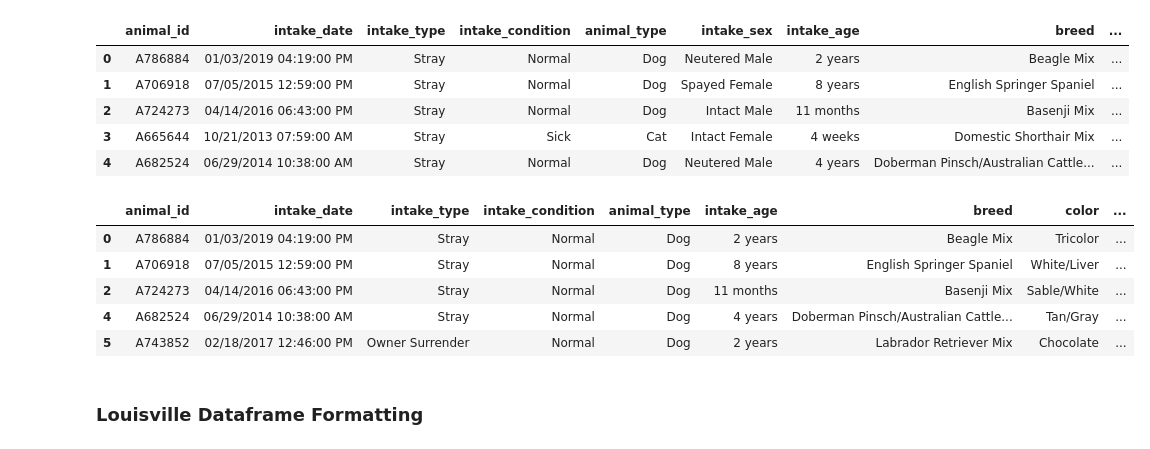
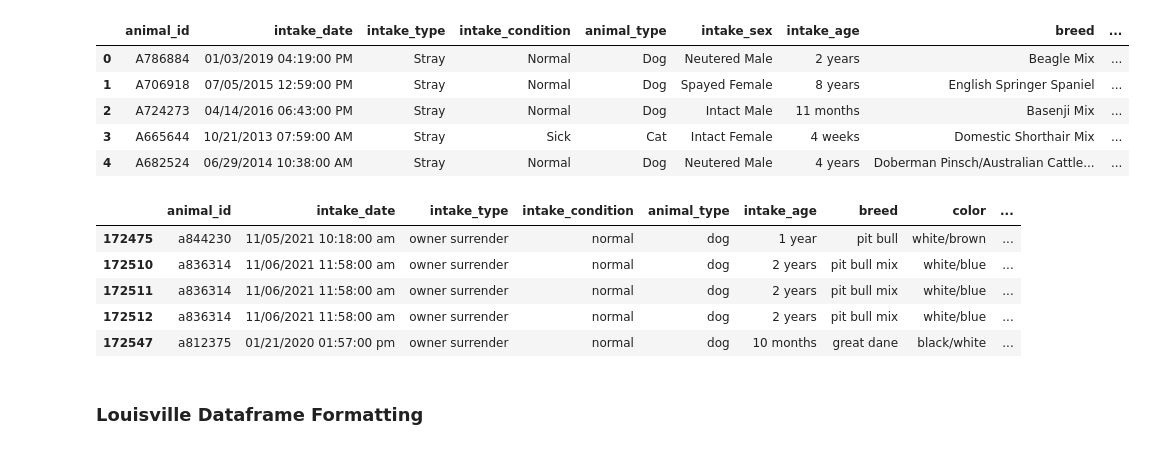
Before and after one commit to phil-cork/animal-services, a Jupyter notebook: Data_Wrangling.ipynb, the cells around one changed output. Saved outputs shown, nothing was run; the diff lists cells and outputs as text; code cells hidden in the pictures.

```diff
--- a/Data_Wrangling.ipynb
+++ b/Data_Wrangling.ipynb
@@ -52,33 +50,33 @@ austin.head()
 # %%
 # split intake_sex into gender and intake_repro
 austin[['intake_repro','gender']]= austin['intake_sex'].str.split(" ", expand=True)
 # split outcome_sex into gender and outcome_repro
 austin[['outcome_repro','gender']]= austin['outcome_sex'].str.split(" ", expand=True)
 
 # set the new city variable to Austin
 austin['city'] = 'austin'
 
 # after creating the new gender and repro columns, drop the old columns
 austin.drop(['intake_sex','outcome_sex'], axis=1, inplace=True)
 
 # subset to only Dogs
 austin.drop(austin.loc[austin['animal_type']!='Dog'].index, inplace=True)
 
-# fill in any animals still in the system to a TBD outcome
-austin['outcome_type'] = austin['outcome_type'].fillna("TBD")
+# drop observations where outcome is unknown
+austin.drop(austin.loc[austin['outcome_type'].isna()].index, inplace=True)
 
 # set all string columns to lower case for consistency across all datasets
 austin = austin.applymap(lambda s: s.lower() if type(s) == str else s)
 
 
-austin.head()
+austin.tail()
 # %% [output]
 |  | animal_id | intake_date | intake_type | intake_condition | animal_type | intake_age | breed | color | ... |
-| 0 | A786884 | 01/03/2019 04:19:00 PM | Stray | Normal | Dog | 2 years | Beagle Mix | Tricolor | ... |
-| 1 | A706918 | 07/05/2015 12:59:00 PM | Stray | Normal | Dog | 8 years | English Springer Spaniel | White/Liver | ... |
-| 2 | A724273 | 04/14/2016 06:43:00 PM | Stray | Normal | Dog | 11 months | Basenji Mix | Sable/White | ... |
-| 4 | A682524 | 06/29/2014 10:38:00 AM | Stray | Normal | Dog | 4 years | Doberman Pinsch/Australian Cattle... | Tan/Gray | ... |
-| 5 | A743852 | 02/18/2017 12:46:00 PM | Owner Surrender | Normal | Dog | 2 years | Labrador Retriever Mix | Chocolate | ... |
+| 172475 | a844230 | 11/05/2021 10:18:00 am | owner surrender | normal | dog | 1 year | pit bull | white/brown | ... |
+| 172510 | a836314 | 11/06/2021 11:58:00 am | owner surrender | normal | dog | 2 years | pit bull mix | white/blue | ... |
+| 172511 | a836314 | 11/06/2021 11:58:00 am | owner surrender | normal | dog | 2 years | pit bull mix | white/blue | ... |
+| 172512 | a836314 | 11/06/2021 11:58:00 am | owner surrender | normal | dog | 2 years | pit bull mix | white/blue | ... |
+| 172547 | a812375 | 01/21/2020 01:57:00 pm | owner surrender | normal | dog | 10 months | great dane | black/white | ... |
 # %%
 # transform the single column of date and time into a column for each
 # for both intake and outcome
```
Also changed, not shown: parts of 23 cells of this notebook.
